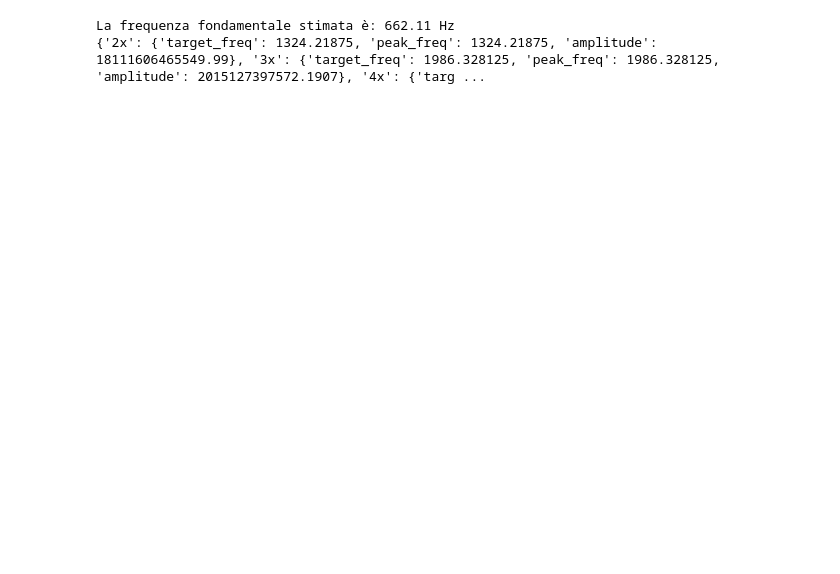
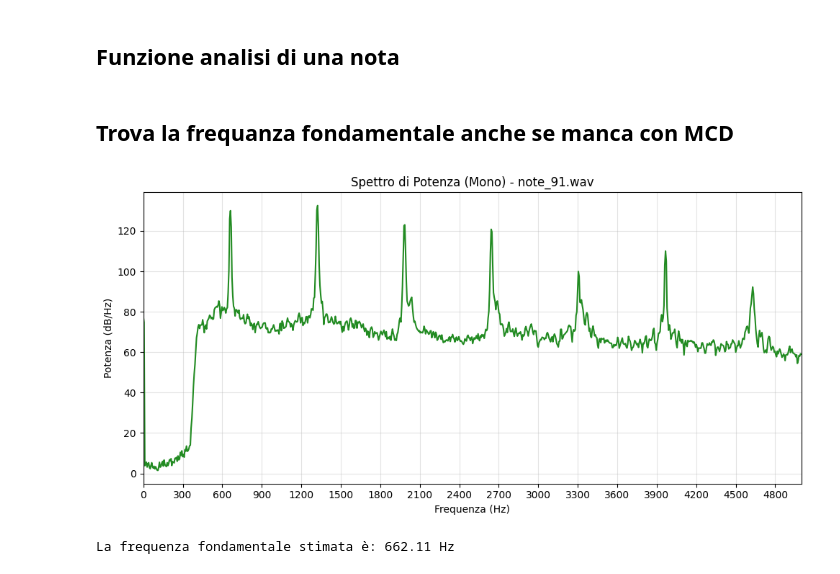
Before and after one commit to FrancescooParis/Machine-Learning-in-Acoustics, a Jupyter notebook: read_data.ipynb, the cells around one changed output. Cells and saved outputs as stored; diff of their text form; code cells hidden in the pictures; blank space fills up the shorter version.

Commit message:
Analisi note e prova k-means

```diff
--- a/read_data.ipynb
+++ b/read_data.ipynb
@@ -74,3 +39,5 @@ def process_organ_notes(folder_path, start_sec=0.5, end_sec=2.5):
+# %% [markdown]
+## Funzione analisi di una nota
 # %%
 """Il Problema: La FFT \"Grezza\" (Periodogramma)
 Se prendi un segnale intero (come hai fatto all'inizio del tuo notebook) e gli applichi una singola, gigantesca Trasformata di Fourier (FFT), ottieni un risultato molto instabile. Se c'è anche un minimo rumore di fondo, il grafico esploderà in una miriade di picchi \"seghettati\" e frastagliati. Questo fenomeno si chiama alta varianza: il risultato varia tantissimo a causa del rumore casuale, nascondendo le vere frequenze del segnale.
@@ -142,5 +109,7 @@ def analizza_nota_welch_mono(file_path, start_sec=0.5, end_sec=1.5, nperseg=8192
 
     return freqs, psd
+# %% [markdown]
+## Trova la frequanza fondamentale anche se manca con MCD
 # %%
 def mcd_euclide_float(a, b, tolleranza=2.0):
     """
@@ -159,64 +128,32 @@ def identifica_f0_euclide(freqs, psd, num_picchi=5):
     # 1. Trova i picchi principali (semplice ricerca locale)
     soglia = np.max(psd) * 0.1
     picchi_idx = []
     for i in range(1, len(psd) - 1):
         if psd[i] > psd[i-1] and psd[i] > psd[i+1] and psd[i] > soglia:
             picchi_idx.append(i)
 
     f_picchi = freqs[picchi_idx[:num_picchi]]
 
     if len(f_picchi) < 2:
         return f_picchi[0] if len(f_picchi) == 1 else 0
 
     # 2. Applichiamo Euclide in cascata sui picchi trovati
     # Calcoliamo l'MCD tra il primo e il secondo, poi il risultato col terzo, ecc.
     # Usiamo una tolleranza legata alla risoluzione della FFT (es. 2-5 Hz)
     res_mcd = f_picchi[0]
     for i in range(1, len(f_picchi)):
         res_mcd = mcd_euclide_float(res_mcd, f_picchi[i], tolleranza=2.5)
 
     # 3. Controllo di plausibilità
     # A volte l'MCD può risultare in una sottarmonica (es. f0/2).
     # Se il valore è troppo basso (es. < 15Hz per un organo), potrebbe esserci un errore.
 
     return res_mcd
 
-def calcola_ampiezza_armoniche(freqs, psd, f0, num_overtones=5, search_width_hz=10.0):
-    """
-    Stima l'ampiezza delle armoniche cercando il massimo della PSD
-    in una finestra attorno a ciascun multiplo di f0.
-    """
-    armoniche = {}
-    if f0 <= 0:
-        return armoniche
-
-    for overtone in range(2, num_overtones + 2):
-        target_freq = overtone * f0
-        mask = np.abs(freqs - target_freq) <= search_width_hz
-        if np.any(mask):
-            local_freqs = freqs[mask]
-            local_psd = psd[mask]
-            peak_idx = np.argmax(local_psd)
-            armoniche[f"{overtone}x"] = {
-                "target_freq": float(target_freq),
-                "peak_freq": float(local_freqs[peak_idx]),
-                "amplitude": float(local_psd[peak_idx])
-            }
-        else:
-            armoniche[f"{overtone}x"] = {
-                "target_freq": float(target_freq),
-                "peak_freq": None,
-                "amplitude": None
-            }
-
-    return armoniche
-
 
 freqs, psd = analizza_nota_welch_mono('data/note_91.wav')
 f0 = identifica_f0_euclide(freqs, psd)
-overtones = calcola_ampiezza_armoniche(freqs, psd, f0)
 print(f"La frequenza fondamentale stimata è: {f0:.2f} Hz")
-print(overtones)
 # %% [output]
+[figure, added]
 La frequenza fondamentale stimata è: 662.11 Hz
-{'2x': {'target_freq': 1324.21875, 'peak_freq': 1324.21875, 'amplitude': 18111606465549.99}, '3x': {'target_freq': 1986.328125, 'peak_freq': 1986.328125, 'amplitude': 2015127397572.1907}, '4x': {'targ ...
```
Also changed, not shown: parts of 12 cells of this notebook.
